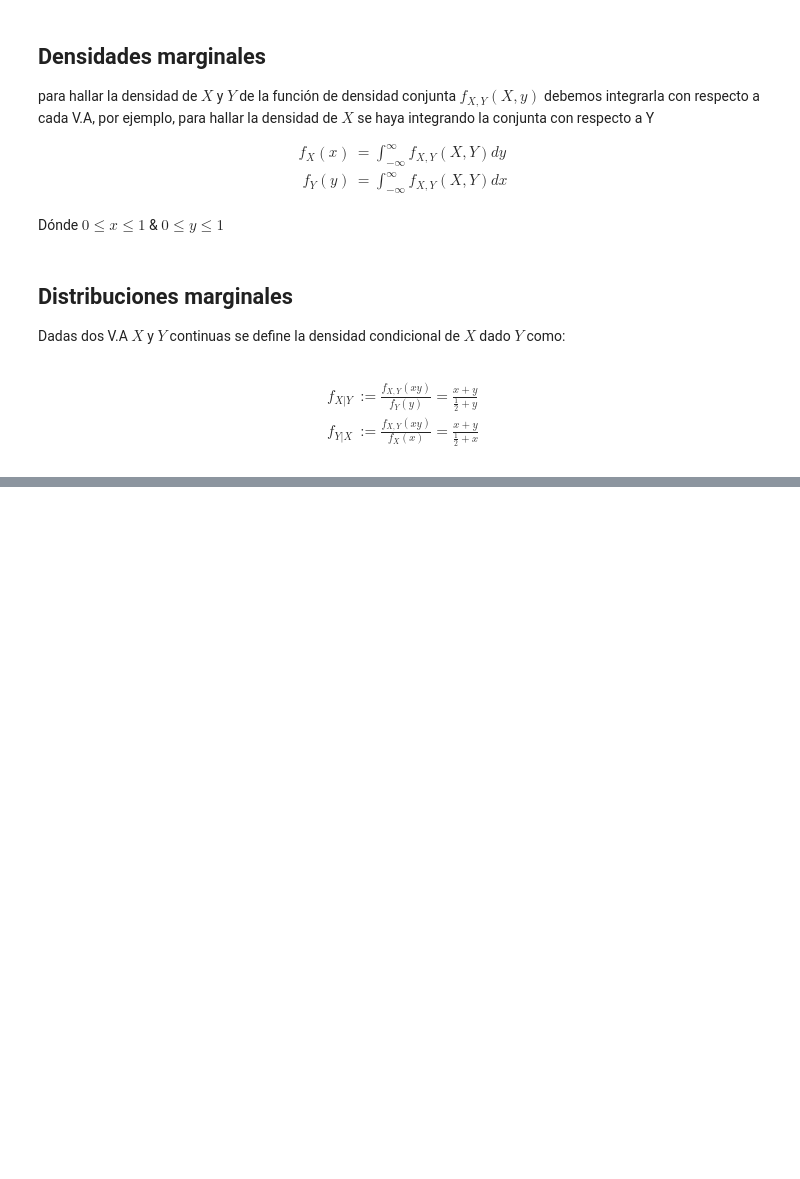
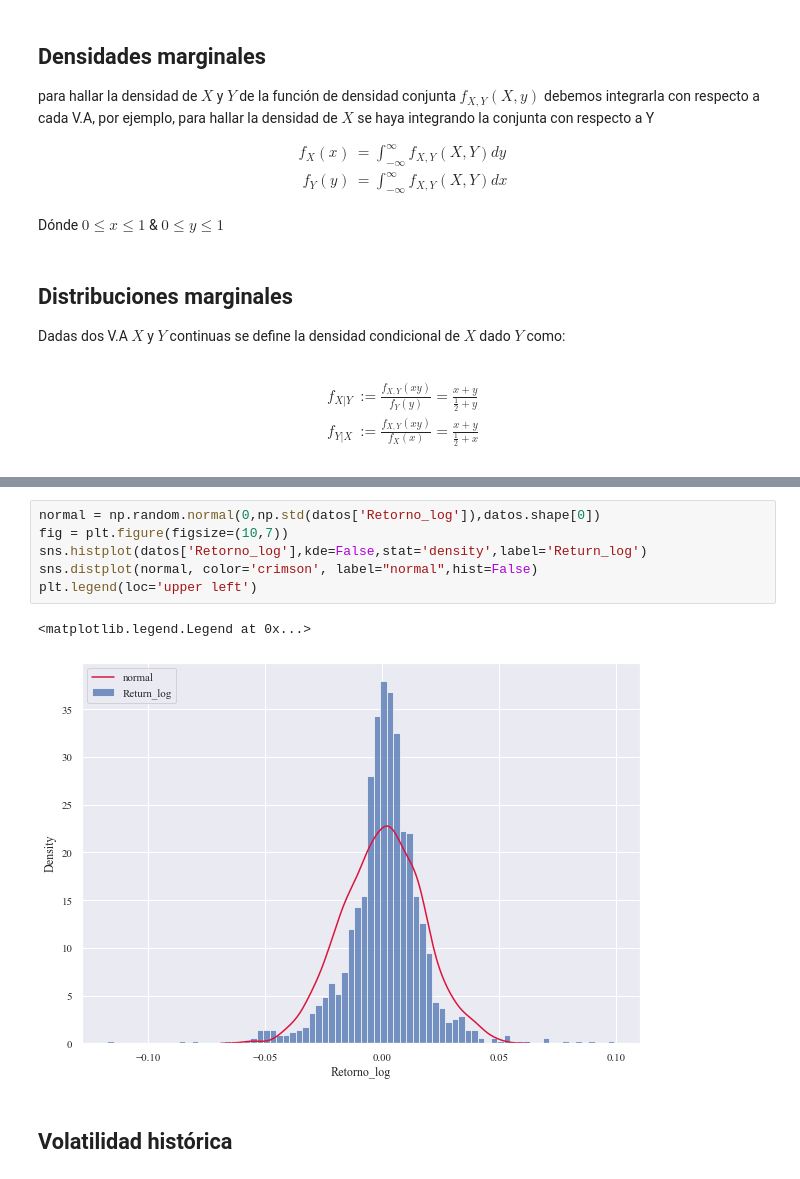
Before and after one commit to Mr-UMiguel/UExternado, a Jupyter notebook: FC/notas.ipynb, the cells around one changed output, grey strips where cells are left out. Cells and saved outputs as stored; diff of their text form; blank space fills up the shorter version.

```diff
--- a/FC/notas.ipynb
+++ b/FC/notas.ipynb
@@ -148,0 +331,11 @@ f_{X,Y}(x,y) &:= f_{x}(x)f_{y}(y)\\
+# %%
+normal = np.random.normal(0,np.std(datos['Retorno_log']),datos.shape[0])
+fig = plt.figure(figsize=(10,7))
+sns.histplot(datos['Retorno_log'],kde=False,stat='density',label='Return_log')
+sns.distplot(normal, color='crimson', label="normal",hist=False)
+plt.legend(loc='upper left')
+# %% [output]
+<matplotlib.legend.Legend at 0x...>
+[figure, added]
+# %% [markdown]
+## Volatilidad histórica
```
Also changed, not shown: parts of 68 cells of this notebook, 6 other files.
